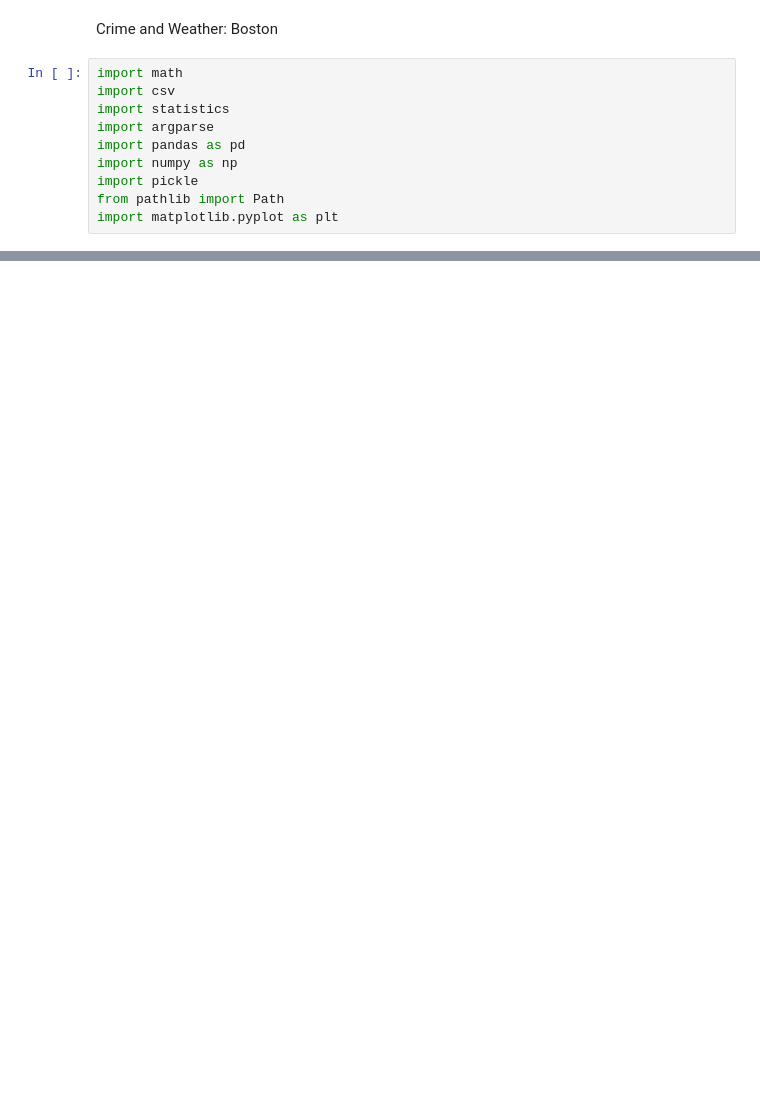
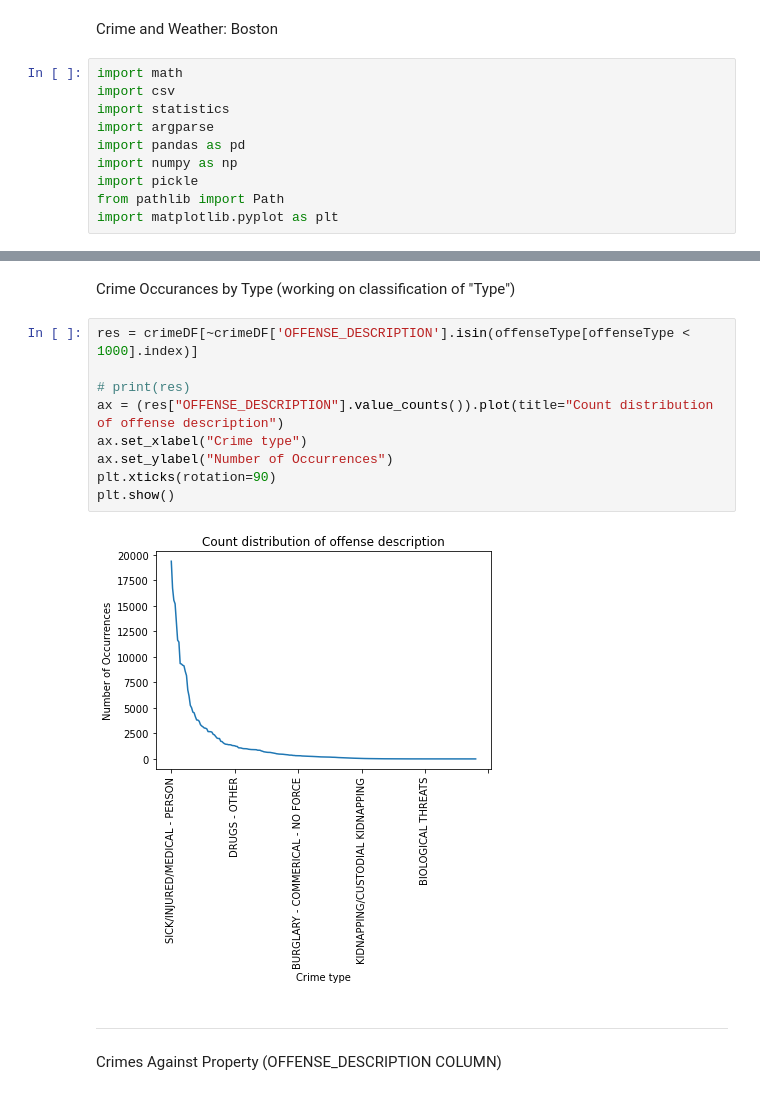
Before and after one commit to laurenawilk/CSCI4502, a Jupyter notebook: bostoncrimeandweather.ipynb, the cells around one changed output, grey strips where cells are left out. Drawn from its saved outputs; the diff is of its cells as text; blank space fills up the shorter version.

```diff
--- a/bostoncrimeandweather.ipynb
+++ b/bostoncrimeandweather.ipynb
@@ -17,0 +120,17 @@ UnicodeDecodeError: 'utf-8' codec can't decode byte 0xa0 in position 24: invalid
+# %% [markdown]
+Crime Occurances by Type (working on classification of "Type")
+# %%
+res = crimeDF[~crimeDF['OFFENSE_DESCRIPTION'].isin(offenseType[offenseType < 1000].index)]
+
+# print(res)
+ax = (res["OFFENSE_DESCRIPTION"].value_counts()).plot(title="Count distribution of offense description")
+ax.set_xlabel("Crime type")
+ax.set_ylabel("Number of Occurrences")
+plt.xticks(rotation=90)
+plt.show()
+# %% [output]
+[figure, added]
+# %% [markdown]
+------------------------------------------------------------------------------------------------------------------------------------------------------------------------------------------------------
+# %% [markdown]
+Crimes Against Property (OFFENSE_DESCRIPTION COLUMN)
```
Also changed, not shown: parts of 37 cells of this notebook.
